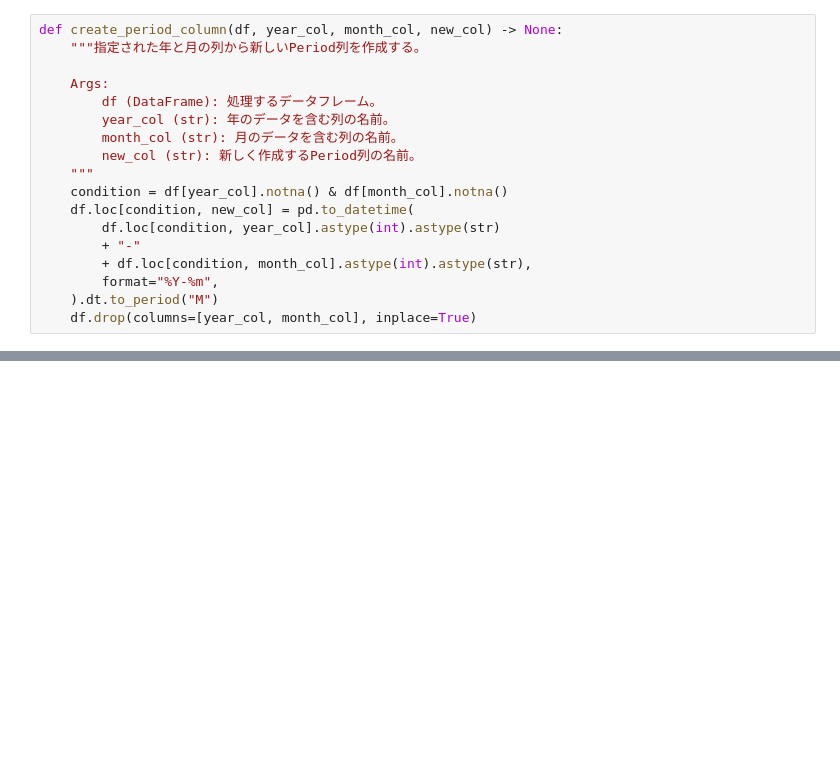
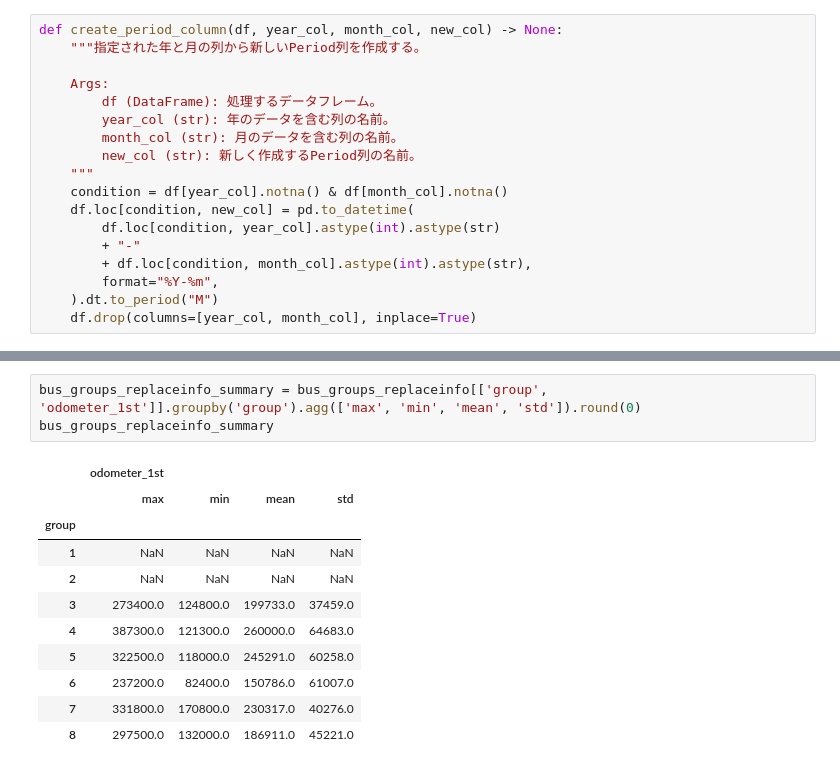
Before and after one commit to Aoyagi816/rust_reprication, a Jupyter notebook: notebooks/table2a.ipynb, the cells around one changed output, grey strips where cells are left out. Saved outputs shown, nothing was run; the diff lists cells and outputs as text; blank space fills up the shorter version.

```diff
--- a/notebooks/table2a.ipynb
+++ b/notebooks/table2a.ipynb
@@ -78,0 +111,15 @@ bus_groups_replaceinfo[bus_groups_replaceinfo["group"] == "4"]
+# %%
+bus_groups_replaceinfo_summary = bus_groups_replaceinfo[['group', 'odometer_1st']].groupby('group').agg(['max', 'min', 'mean', 'std']).round(0)
+bus_groups_replaceinfo_summary
+# %% [output]
+|  | odometer_1st |  |  |  |
+|  | max | min | mean | std |
+| group |  |  |  |  |
+| 1 | NaN | NaN | NaN | NaN |
+| 2 | NaN | NaN | NaN | NaN |
+| 3 | 273400.0 | 124800.0 | 199733.0 | 37459.0 |
+| 4 | 387300.0 | 121300.0 | 260000.0 | 64683.0 |
+| 5 | 322500.0 | 118000.0 | 245291.0 | 60258.0 |
+| 6 | 237200.0 | 82400.0 | 150786.0 | 61007.0 |
+| 7 | 331800.0 | 170800.0 | 230317.0 | 40276.0 |
+| 8 | 297500.0 | 132000.0 | 186911.0 | 45221.0 |
```
Also changed, not shown: parts of 5 cells of this notebook.
